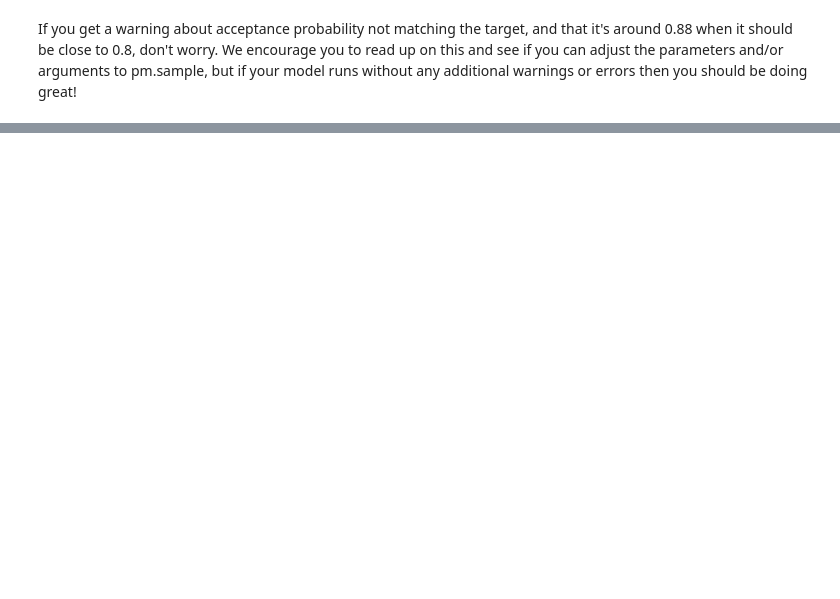
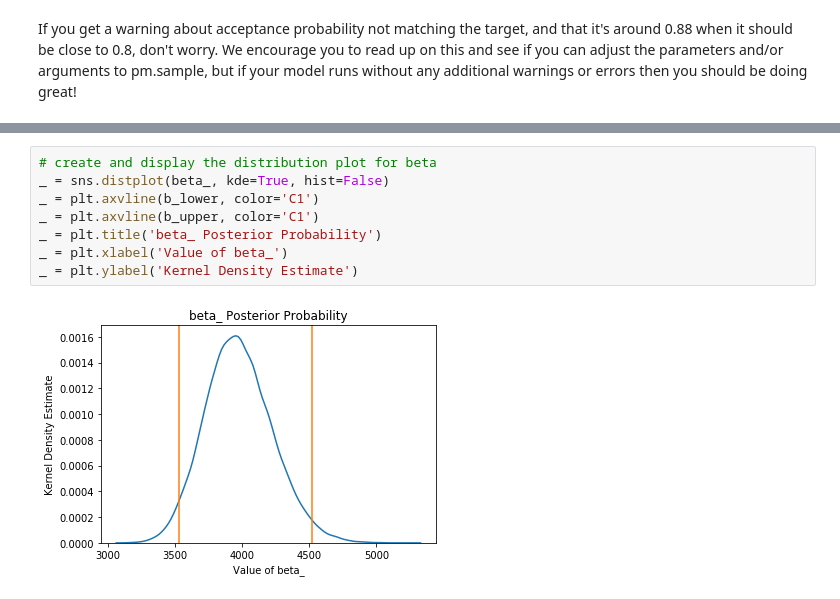
Before and after one commit to Haydost/Springboard_Portfolio, a Jupyter notebook: 6_Bayesian_Inference/CT_Solution/Bayesian_Statistics.ipynb, the cells around one changed output, grey strips where cells are left out. Drawn from its saved outputs; the diff is of its cells as text; blank space fills up the shorter version.

```diff
--- a/6_Bayesian_Inference/CT_Solution/Bayesian_Statistics.ipynb
+++ b/6_Bayesian_Inference/CT_Solution/Bayesian_Statistics.ipynb
@@ -102,0 +175,10 @@ If you get a warning about acceptance probability not matching the target, and t
+# %%
+# create and display the distribution plot for beta
+_ = sns.distplot(beta_, kde=True, hist=False)
+_ = plt.axvline(b_lower, color='C1')
+_ = plt.axvline(b_upper, color='C1')
+_ = plt.title('beta_ Posterior Probability')
+_ = plt.xlabel('Value of beta_')
+_ = plt.ylabel('Kernel Density Estimate')
+# %% [output]
+[figure, added]
```
Also changed, not shown: parts of 25 cells of this notebook.
